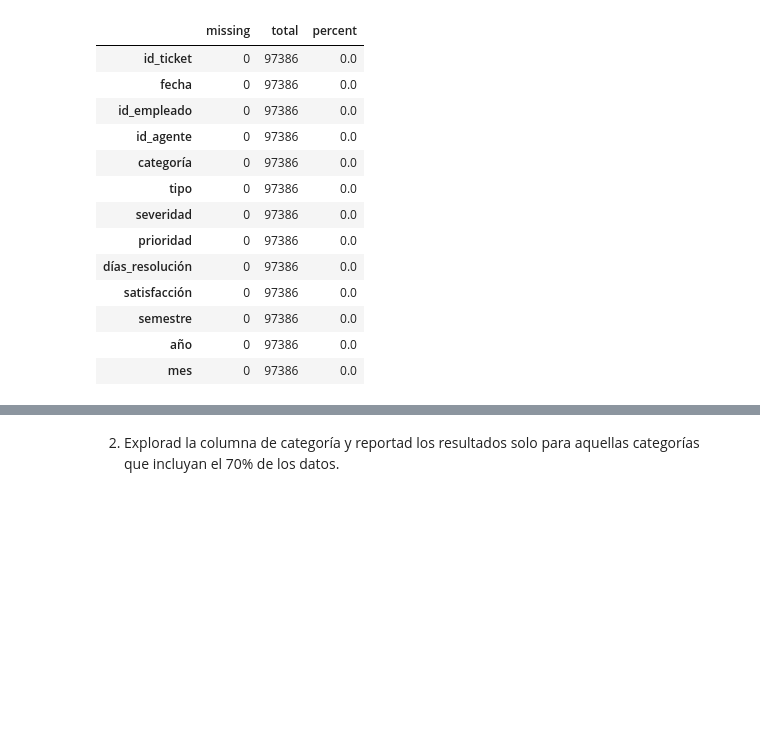
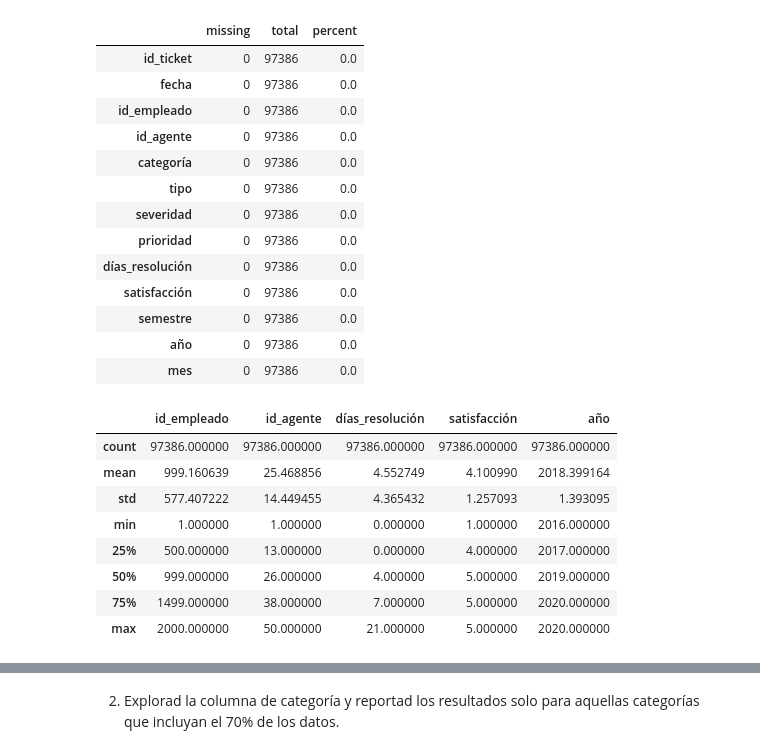
Before and after one commit to anane3373/promoE_modulo2_sprint2_pairprogramming_AnaGuardiayAndreaCabrera, a Jupyter notebook: EDA_pair/EDA2_17_8.ipynb, the cells around one changed output, grey strips where cells are left out. Saved outputs shown, nothing was run; the diff lists cells and outputs as text; code cells hidden in the pictures; blank space fills up the shorter version.

```diff
--- a/EDA_pair/EDA2_17_8.ipynb
+++ b/EDA_pair/EDA2_17_8.ipynb
@@ -63,3 +63,15 @@ df.stb.missing()
 | semestre | 0 | 97386 | 0.0 |
 | año | 0 | 97386 | 0.0 |
 | mes | 0 | 97386 | 0.0 |
+# %%
+df.describe()
+# %% [output]
+|  | id_empleado | id_agente | días_resolución | satisfacción | año |
+| count | 97386.000000 | 97386.000000 | 97386.000000 | 97386.000000 | 97386.000000 |
+| mean | 999.160639 | 25.468856 | 4.552749 | 4.100990 | 2018.399164 |
+| std | 577.407222 | 14.449455 | 4.365432 | 1.257093 | 1.393095 |
+| min | 1.000000 | 1.000000 | 0.000000 | 1.000000 | 2016.000000 |
+| 25% | 500.000000 | 13.000000 | 0.000000 | 4.000000 | 2017.000000 |
+| 50% | 999.000000 | 26.000000 | 4.000000 | 5.000000 | 2019.000000 |
+| 75% | 1499.000000 | 38.000000 | 7.000000 | 5.000000 | 2020.000000 |
+| max | 2000.000000 | 50.000000 | 21.000000 | 5.000000 | 2020.000000 |
```
Also changed, not shown: parts of 1 cell of this notebook.
